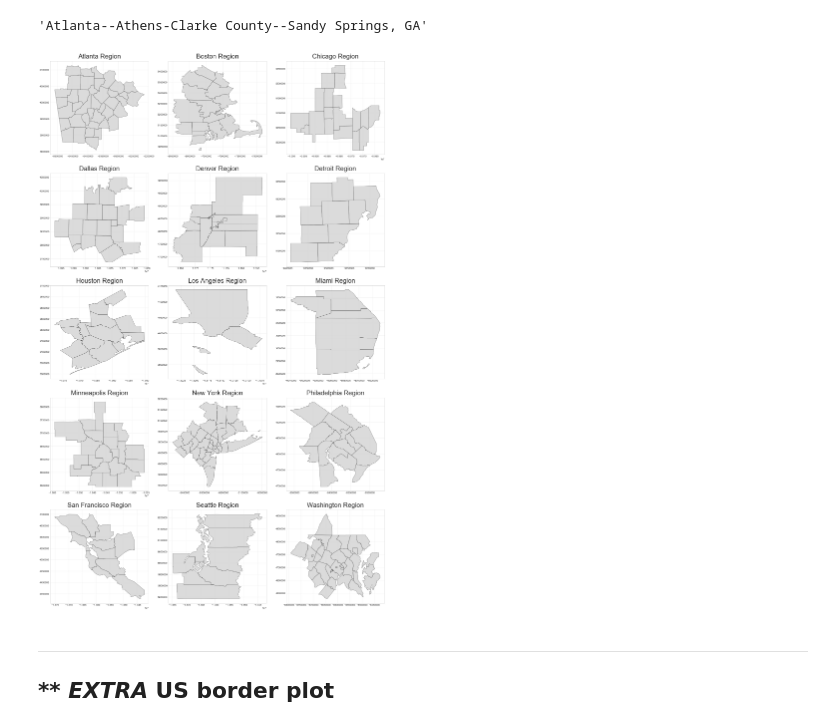
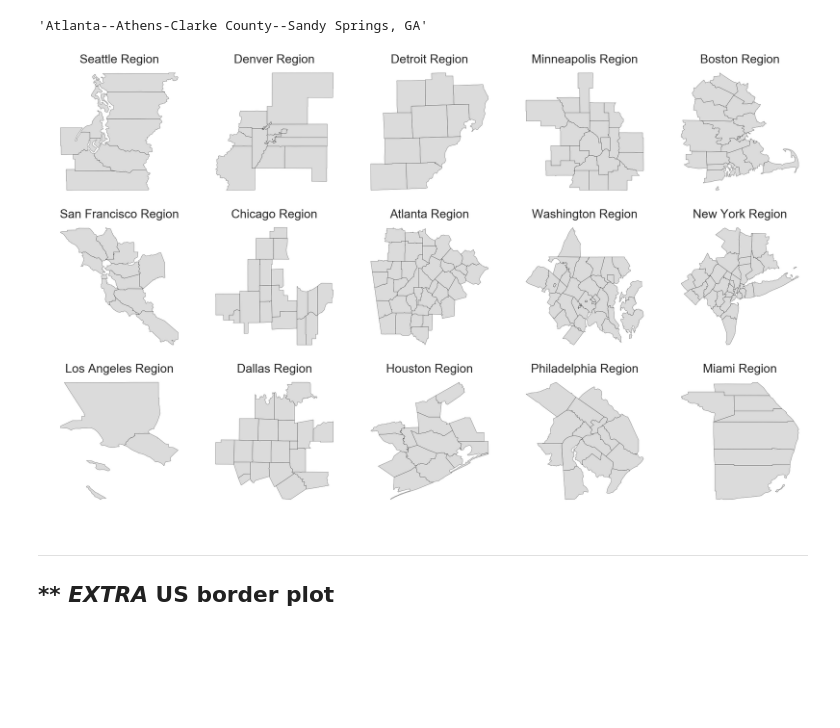
Before and after one commit to NYCPlanning/rp-USmetros_comparison, a Jupyter notebook: 0-US_Metro_Comparison_Geographies.ipynb, the cells around one changed output. Saved outputs shown, nothing was run; the diff lists cells and outputs as text; code cells hidden in the pictures; blank space fills up the shorter version.

```diff
--- a/0-US_Metro_Comparison_Geographies.ipynb
+++ b/0-US_Metro_Comparison_Geographies.ipynb
@@ -450,26 +450,31 @@ ax.axis('off')
 CSAs['CSA_name'][CSAs.index[0]]
 # %% [output]
 'Atlanta--Athens-Clarke County--Sandy Springs, GA'
+# %%
+CSAs_sorted = ['500','216', '220','378','148',
+               '488','176',  '122','548','408',
+               '348', '206', '288', '428', '370']
 # %%
 from matplotlib.colorbar import ColorbarBase
 
-fig = pl.figure(figsize=(24,40))
+fig = pl.figure(figsize=(40,24))
 sns.set_style("whitegrid")
 vmin, vmax = 0, 4000
 
 # cax = fig.add_axes([0.1, 0.92, .85, 0.015])
 # sm = plt.cm.ScalarMappable(cmap='gist_heat_r', norm=plt.Normalize(vmin=vmin, vmax=vmax))
 # sm._A = []
 # fig.colorbar(sm, cax=cax, orientation='horizontal')
 
 # 8 choroplets of seven major felonies + total
-for k in range(len(CSAs.index)):
-    ax = fig.add_subplot(5,3,k+1)
-    CSAwCounties[CSAwCounties['CSA'] == CSAs.index[k]].plot(ax=ax, color='lightgrey', edgecolor='k',linewidth=.6, alpha=0.8);
-    ax.set_title('{} Region'.format(CSAs['CSA_short'][CSAs.index[k]]), fontsize=26, y=1.01)
+for k in range(len(CSAs_sorted)):
+    ax = fig.add_subplot(3,5,k+1)
+    CSAwCounties[CSAwCounties['CSA'] == CSAs_sorted[k]].plot(ax=ax, color='lightgrey', edgecolor='k',linewidth=.6, alpha=0.8);
+    ax.set_title('{} Region'.format(CSAs['CSA_short'][CSAs_sorted[k]]), fontsize=36, y=1.015)
     ax.grid(linewidth=0.25)
+    ax.axis('off')
 # %% [output]
-[figure, old version]
+[figure, new version]
 # %%
 # exporting the above as .csv for later plotting;
 # NYC Metro: no Sullivan County, extra 5 counties
```
Also changed, not shown: parts of 4 cells of this notebook, 5 other files.
